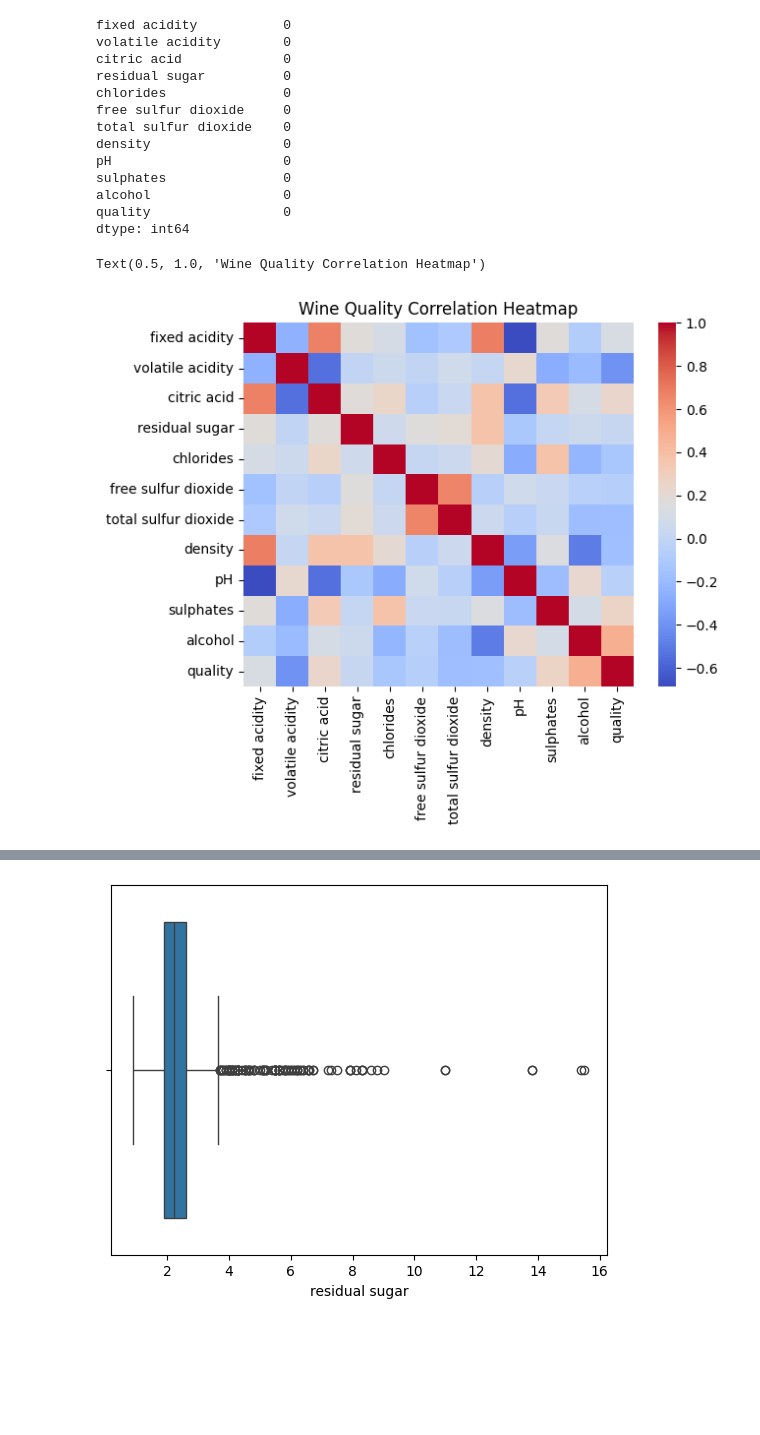
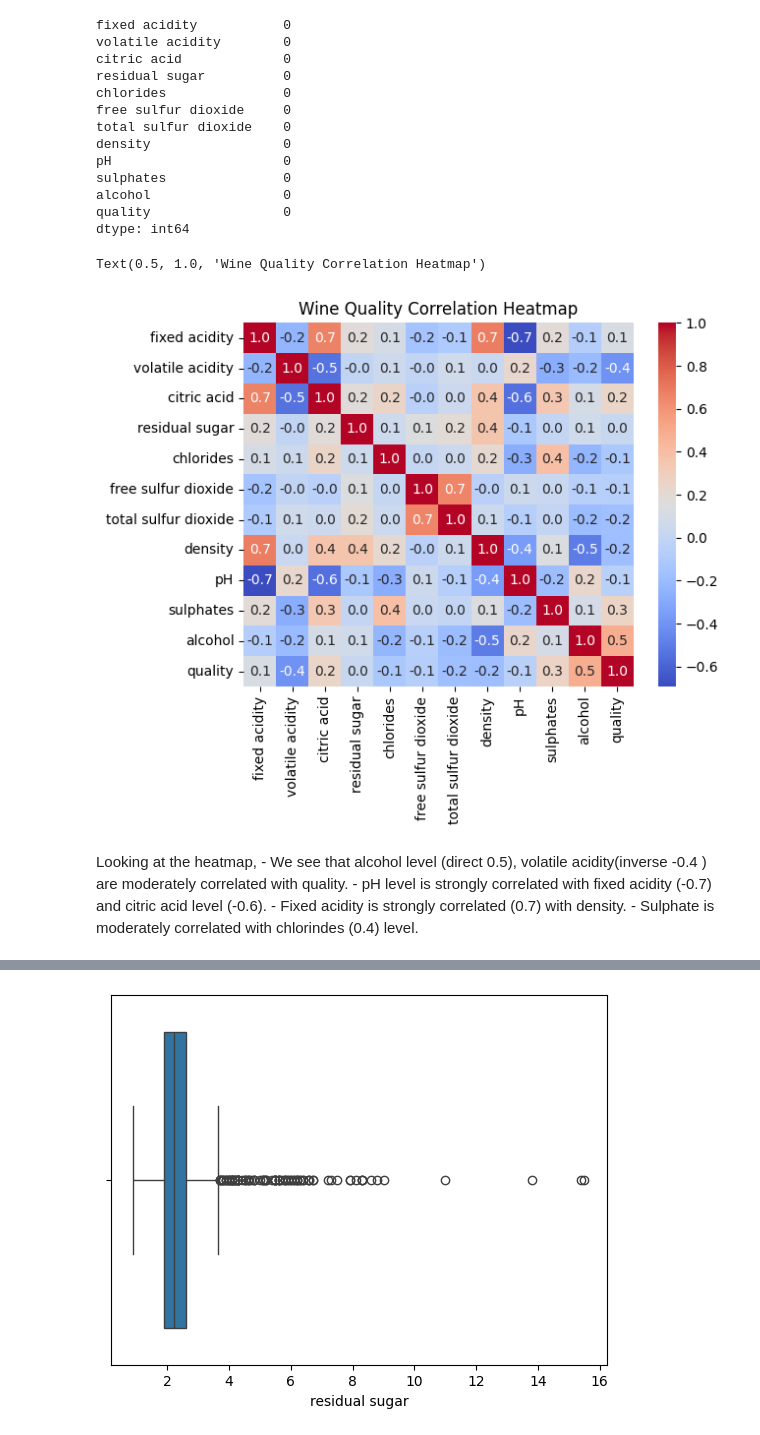
Before and after one commit to laura-136/Midterm-project, a Jupyter notebook: WineQT - JPYNB - Assignment.ipynb, the cells around one changed output, grey strips where cells are left out. Cells and saved outputs as stored; diff of their text form; code cells hidden in the pictures; blank space fills up the shorter version.

```diff
--- a/WineQT - JPYNB - Assignment.ipynb
+++ b/WineQT - JPYNB - Assignment.ipynb
@@ -46,3 +180,7 @@ print(df.head(10))
+# %%
+#Drop duplicate rows
+df = df.drop_duplicates()
+df = df.reset_index(drop=True)
 # %%
 #datatype check
 print(df.info())
@@ -95,12 +233,18 @@ dtype: int64
 # %%
 #dataset correlation
 Corr = df.corr()
 sns.color_palette("crest", as_cmap=True)
-sns.heatmap(data = Corr, cmap = 'coolwarm')
+sns.heatmap(data = Corr, cmap = 'coolwarm',annot = True, fmt = '.1f')
 plt.title('Wine Quality Correlation Heatmap')
 # %% [output]
 Text(0.5, 1.0, 'Wine Quality Correlation Heatmap')
-[figure, old version]
+[figure, new version]
+# %% [markdown]
+Looking at the heatmap,
+    - We see that alcohol level (direct 0.5), volatile acidity(inverse -0.4 ) are moderately correlated with quality.
+    - pH level is strongly correlated with fixed acidity (-0.7) and citric acid level (-0.6).
+    - Fixed acidity is strongly correlated (0.7) with density.
+    - Sulphate is moderately correlated with chlorindes (0.4) level.
 # %%
 #sns.pairplot(data =df)
 sns.boxplot(x= df['alcohol'])
```
Also changed, not shown: parts of 34 cells of this notebook.
